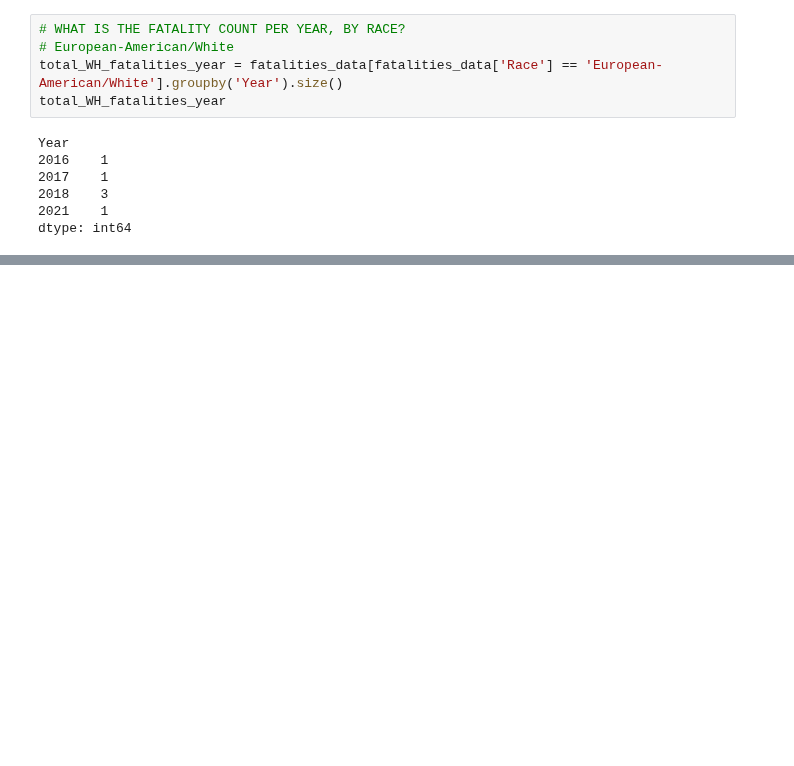
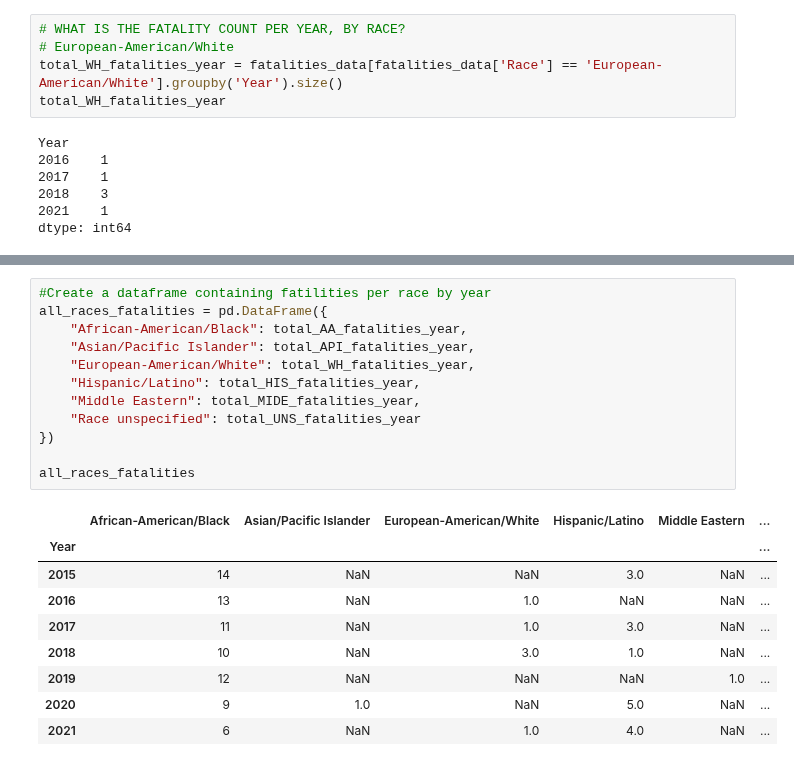
Before and after one commit to jdmandras/Project-1, a Jupyter notebook: CHI_City_Crime_Analysis_JenAlvz.ipynb, the cells around one changed output, grey strips where cells are left out. Drawn from its saved outputs; the diff is of its cells as text; blank space fills up the shorter version.

```diff
--- a/CHI_City_Crime_Analysis_JenAlvz.ipynb
+++ b/CHI_City_Crime_Analysis_JenAlvz.ipynb
@@ -227,0 +264,22 @@ dtype: int64
+# %%
+#Create a dataframe containing fatilities per race by year
+all_races_fatalities = pd.DataFrame({
+    "African-American/Black": total_AA_fatalities_year,
+    "Asian/Pacific Islander": total_API_fatalities_year,
+    "European-American/White": total_WH_fatalities_year,
+    "Hispanic/Latino": total_HIS_fatalities_year,
+    "Middle Eastern": total_MIDE_fatalities_year,
+    "Race unspecified": total_UNS_fatalities_year
+})
+
+all_races_fatalities
+# %% [output]
+|  | African-American/Black | Asian/Pacific Islander | European-American/White | Hispanic/Latino | Middle Eastern | ... |
+| Year |  |  |  |  |  | ... |
+| 2015 | 14 | NaN | NaN | 3.0 | NaN | ... |
+| 2016 | 13 | NaN | 1.0 | NaN | NaN | ... |
+| 2017 | 11 | NaN | 1.0 | 3.0 | NaN | ... |
+| 2018 | 10 | NaN | 3.0 | 1.0 | NaN | ... |
+| 2019 | 12 | NaN | NaN | NaN | 1.0 | ... |
+| 2020 | 9 | 1.0 | NaN | 5.0 | NaN | ... |
+| 2021 | 6 | NaN | 1.0 | 4.0 | NaN | ... |
```
Also changed, not shown: parts of 4 cells of this notebook.
